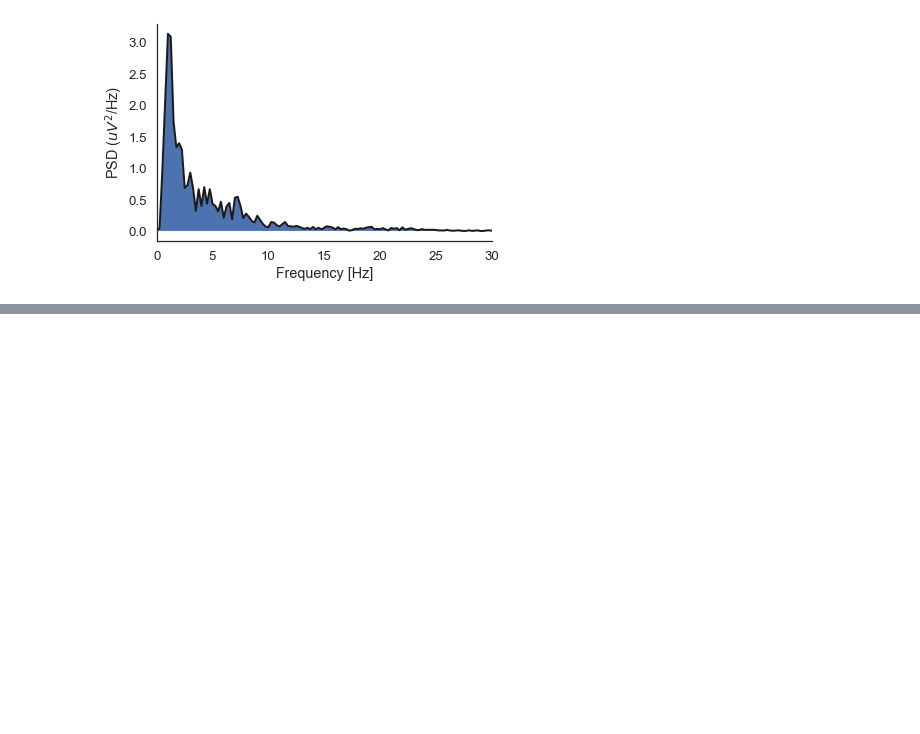
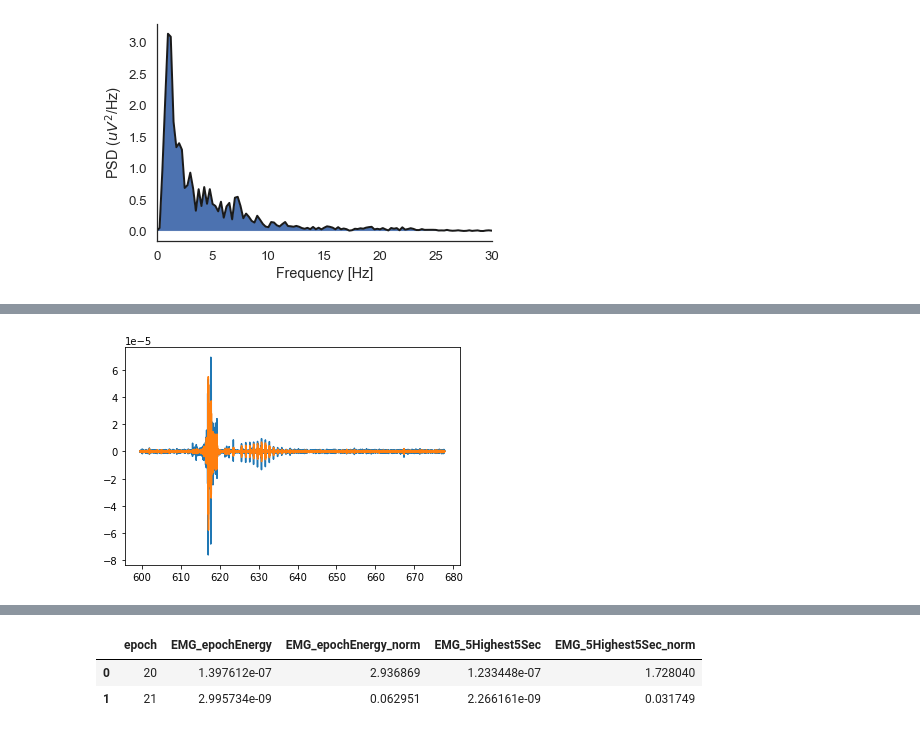
Before and after one commit to brycegsmith/psg_project, a Jupyter notebook: main.ipynb, the cells around one changed output, grey strips where cells are left out. Saved outputs shown, nothing was run; the diff lists cells and outputs as text; code cells hidden in the pictures; blank space fills up the shorter version.

```diff
--- a/main.ipynb
+++ b/main.ipynb
@@ -131,0 +149,14 @@ Name: filtered, dtype: float64
+# %%
+sxDfInput = psgN3.data.loc[307000:347000, ["elapsed_seconds", "epoch", "SX1-SX2"]]
+sxN3 = EMG(sxDfInput, signalType = "SX1-SX2")
+
+seconds = sxN3.emgData["elapsed_seconds"]
+SX = sxN3.emgData["filtered"]
+plt.plot(seconds, sxN3.emgData["SX1-SX2"])
+plt.plot(seconds, SX)
+plt.show()
+
+metricsSx = sxN3.getMetrics()
+display(metricsSx)
+# %% [output]
+[figure, added]
@@ -131,0 +164,3 @@ Name: filtered, dtype: float64
+|  | epoch | EMG_epochEnergy | EMG_epochEnergy_norm | EMG_5Highest5Sec | EMG_5Highest5Sec_norm |
+| 0 | 20 | 1.397612e-07 | 2.936869 | 1.233448e-07 | 1.728040 |
+| 1 | 21 | 2.995734e-09 | 0.062951 | 2.266161e-09 | 0.031749 |
```
Also changed, not shown: parts of 7 cells of this notebook, 2 other files.
